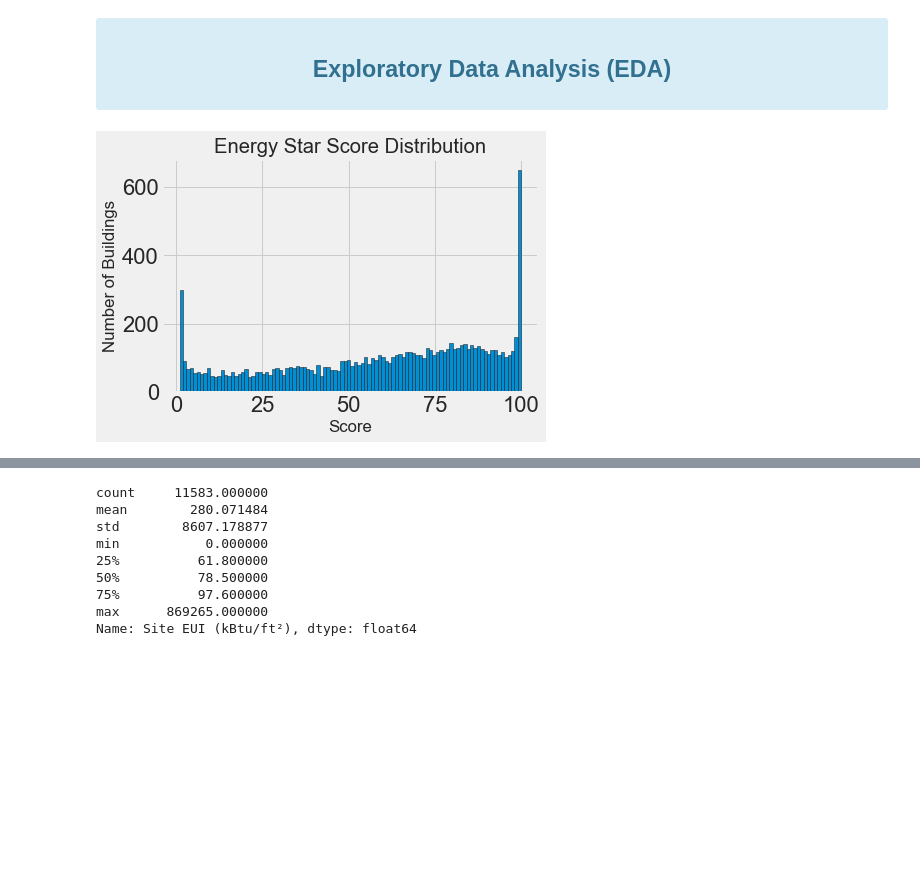
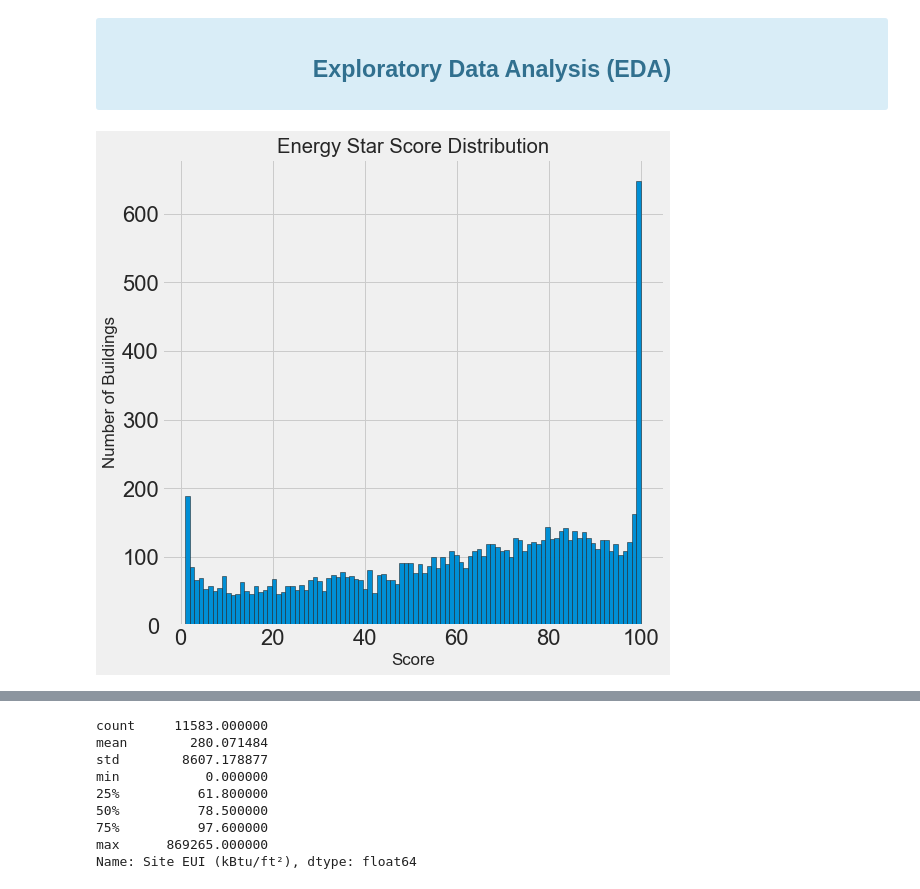
Before and after one commit to RahatGithub/EnergyStarUnitPredictor, a Jupyter notebook: NYC_ESU_2017.ipynb, the cells around one changed output, grey strips where cells are left out. Drawn from its saved outputs; the diff is of its cells as text; code cells hidden in the pictures; blank space fills up the shorter version.

```diff
--- a/NYC_ESU_2017.ipynb
+++ b/NYC_ESU_2017.ipynb
@@ -21,10 +21,11 @@ import matplotlib.pyplot as plt
 %matplotlib inline
 
 # Set default font size
-plt.rcParams['font.size'] = 24
+plt.rcParams['font.size'] = 20
 
 # Internal ipython tool for setting figure size
 from IPython.core.pylabtools import figsize
+plt.rcParams['figure.figsize'] = [8,8]  # Setting the default figsize for graphs
 
 # Seaborn for visualization
 import seaborn as sns
@@ -171,15 +172,14 @@ data = data.drop(columns = missing_columns)
 # %%
 # Rename the score
 data = data.rename(columns = {'ENERGY STAR Score': 'score'})
 
 # Histogram of the Energy Star Score
-figsize = (8, 8)
 plt.style.use('fivethirtyeight')
 plt.hist(data['score'].dropna(), bins = 100, edgecolor = 'k');
 plt.xlabel('Score'); plt.ylabel('Number of Buildings');
 plt.title('Energy Star Score Distribution');
 # %% [output]
-[figure, old version]
+[figure, new version]
 # %%
 # Histogram Plot of Site EUI
 plt.hist(data['Site EUI (kBtu/ft²)'].dropna(), bins = 20, edgecolor = 'black');
```
Also changed, not shown: parts of 7 cells of this notebook.
